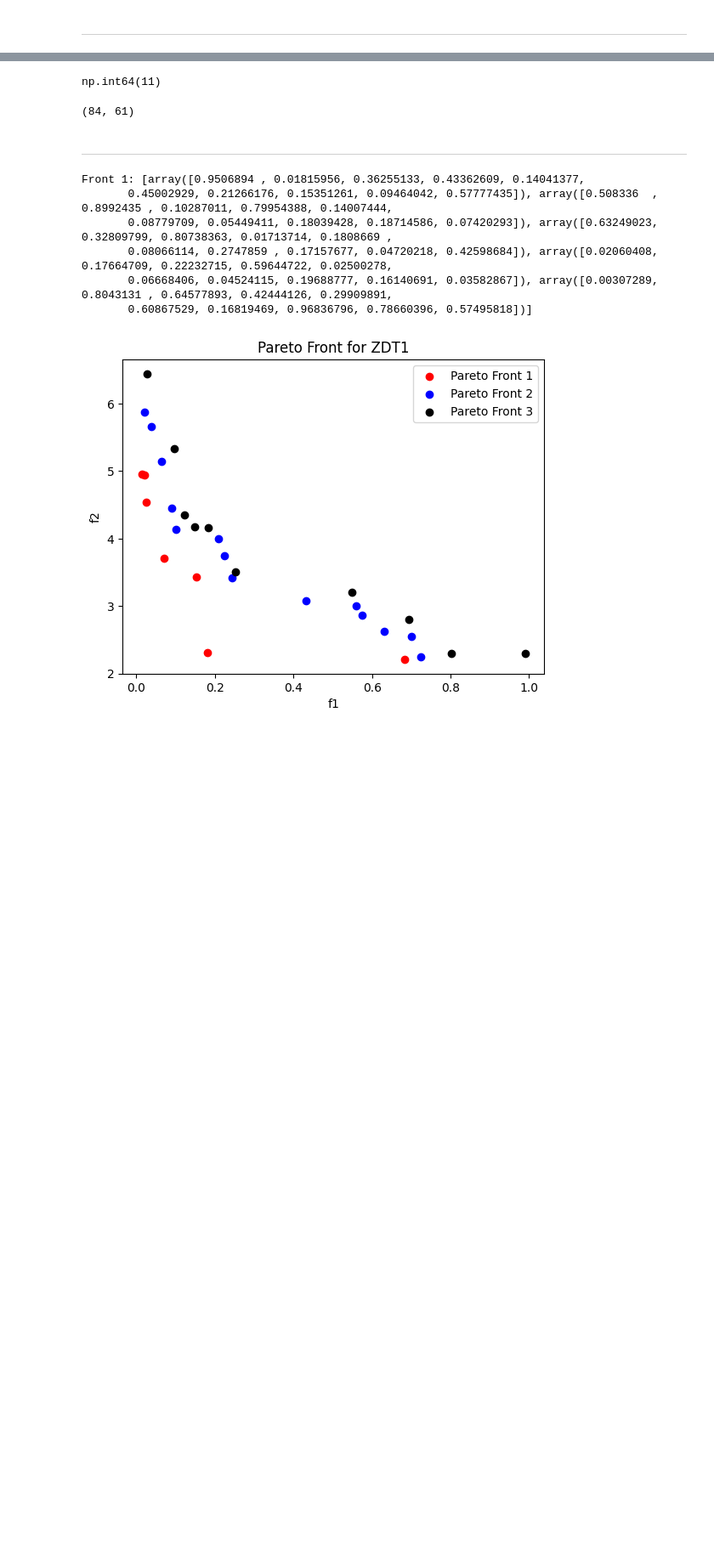
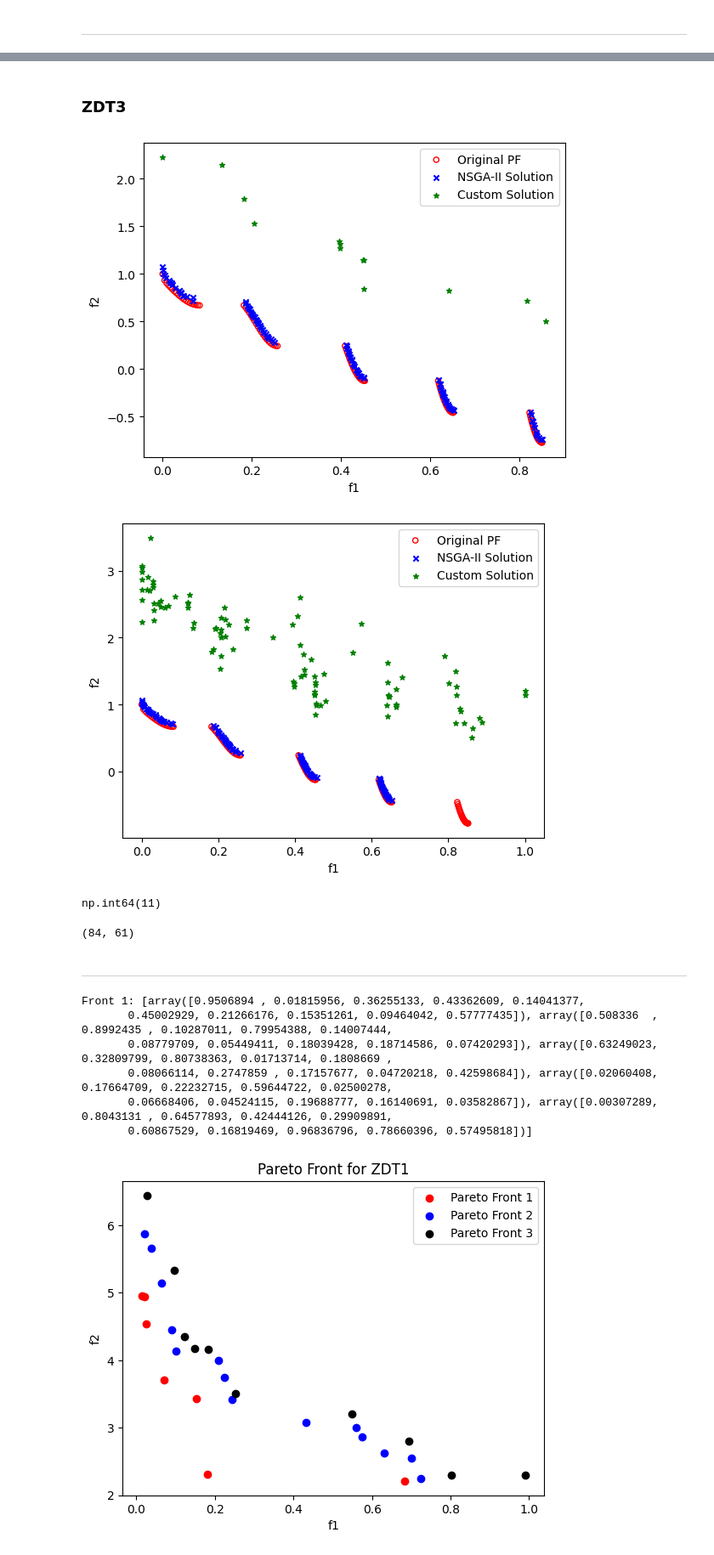
Before and after one commit to pintamonas4575/BIOCOMP-project-MAADM-UPM, a Jupyter notebook: MOO-ZDT1.ipynb, the cells around one changed output, grey strips where cells are left out. Shown: that part at 85% size. Cells and saved outputs as stored; diff of their text form; code cells hidden in the pictures; blank space fills up the shorter version.

```diff
--- a/MOO-ZDT1.ipynb
+++ b/MOO-ZDT1.ipynb
@@ -409,3 +414,22 @@ print(type(final_objectives))
+# %% [markdown]
+### ZDT3
+# %%
+# Load a test problem from pymoo
+problem = get_problem("zdt3")
+
+# Create and run the evolutionary algorithm
+ea = SoftMajo(problem, population_size=100, generations=100, crossover_method="sbx", mutation_method="pm")
+final_population, final_fitness = ea.evolve()
+
+# Calculate Pareto front from the evolutionary algorithm results
+pareto_population, pareto_fitness = ea.calculate_pareto_front(final_population, final_fitness)
+
+# Plot the results
+plot_comparison(pareto_fitness, problem, with_nsga2=True)
+plot_comparison(final_fitness, problem, with_nsga2=True)
+# %% [output]
+[figure, added]
+[figure, added]
 # %%
 unique_rows, counts = np.unique(genetic_algorithm.population, axis=0, return_counts=True)
 
```
Also changed, not shown: parts of 30 cells of this notebook.
